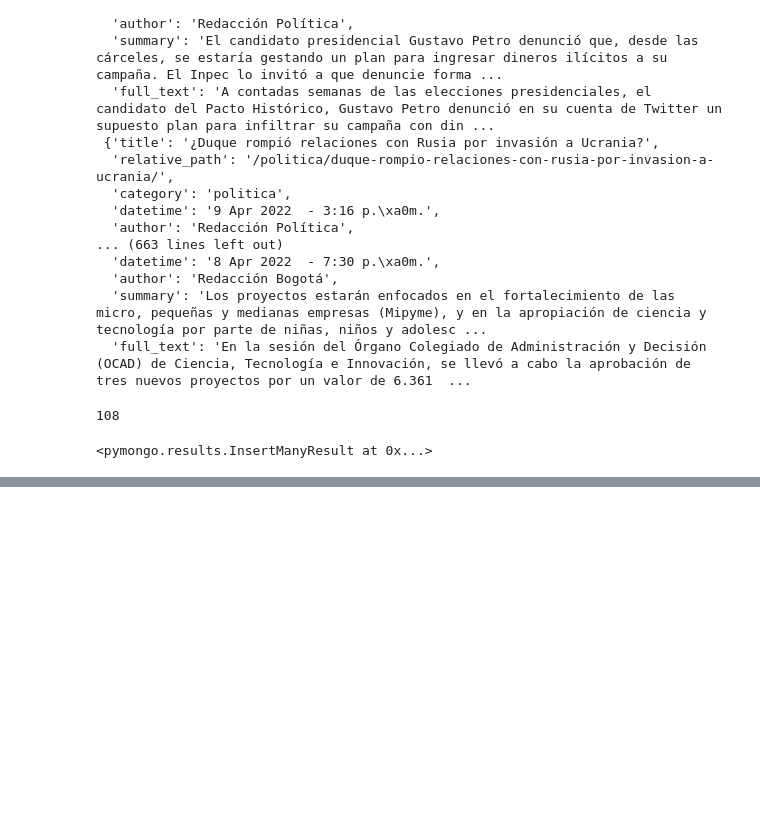
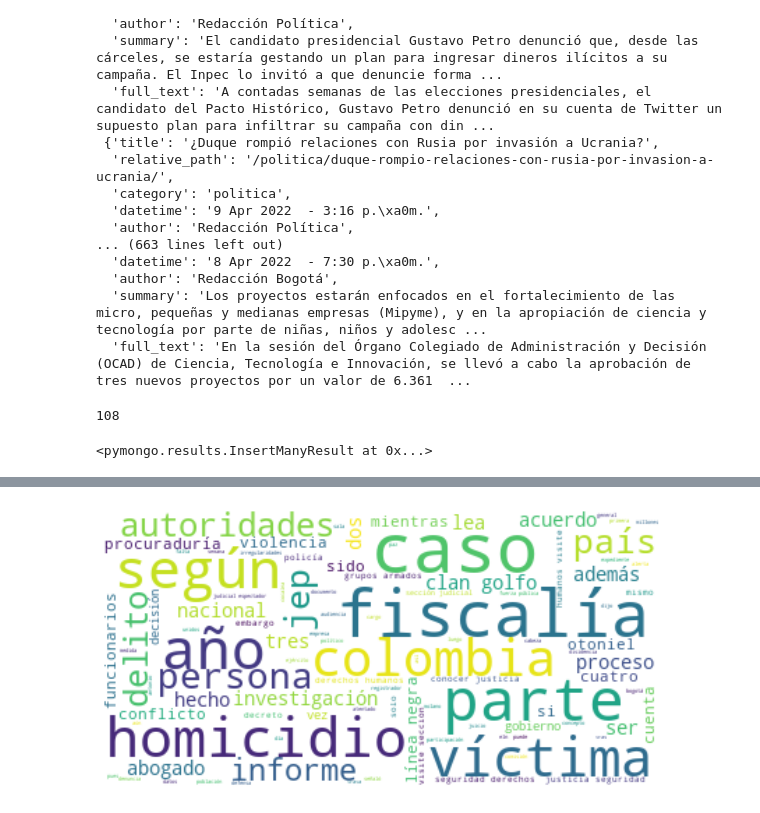
Before and after one commit to JorgeFlorezC/web-scraping-tutorial, a Jupyter notebook: webscrapping-advanced.ipynb, the cells around one changed output, grey strips where cells are left out. Cells and saved outputs as stored; diff of their text form; code cells hidden in the pictures; blank space fills up the shorter version.

```diff
--- a/webscrapping-advanced.ipynb
+++ b/webscrapping-advanced.ipynb
@@ -204,0 +324,11 @@ AttributeError: 'list' object has no attribute 'elespectador'
+# %%
+# "JUDICIAL" CORPUS ANALISYS
+
+# Assign tokenized corpus to a list
+list_judicial = clean_selectCategory('judicial')
+
+# Words distribution
+judicial_frec_dist_corpus = FreqDist(list_judicial)
+
+# Printing the most common words
+judicial_frec_dist_corpus.most_common(10)
@@ -204,0 +346,11 @@ AttributeError: 'list' object has no attribute 'elespectador'
+# %%
+# Creating the wordcloud for "judicial" collection news
+# Word size is directly related to frecuency
+judicial_wordcloud = WordCloud(max_font_size = 50, max_words = 100, background_color = "white").generate(" ".join(list_judicial))
+
+plt.figure(figsize = (10, 10))
+plt.imshow(judicial_wordcloud, interpolation = "bilinear")
+plt.axis("off")
+plt.show()
+# %% [output]
+[figure, added]
```
Also changed, not shown: parts of 22 cells of this notebook, 40 other files.
